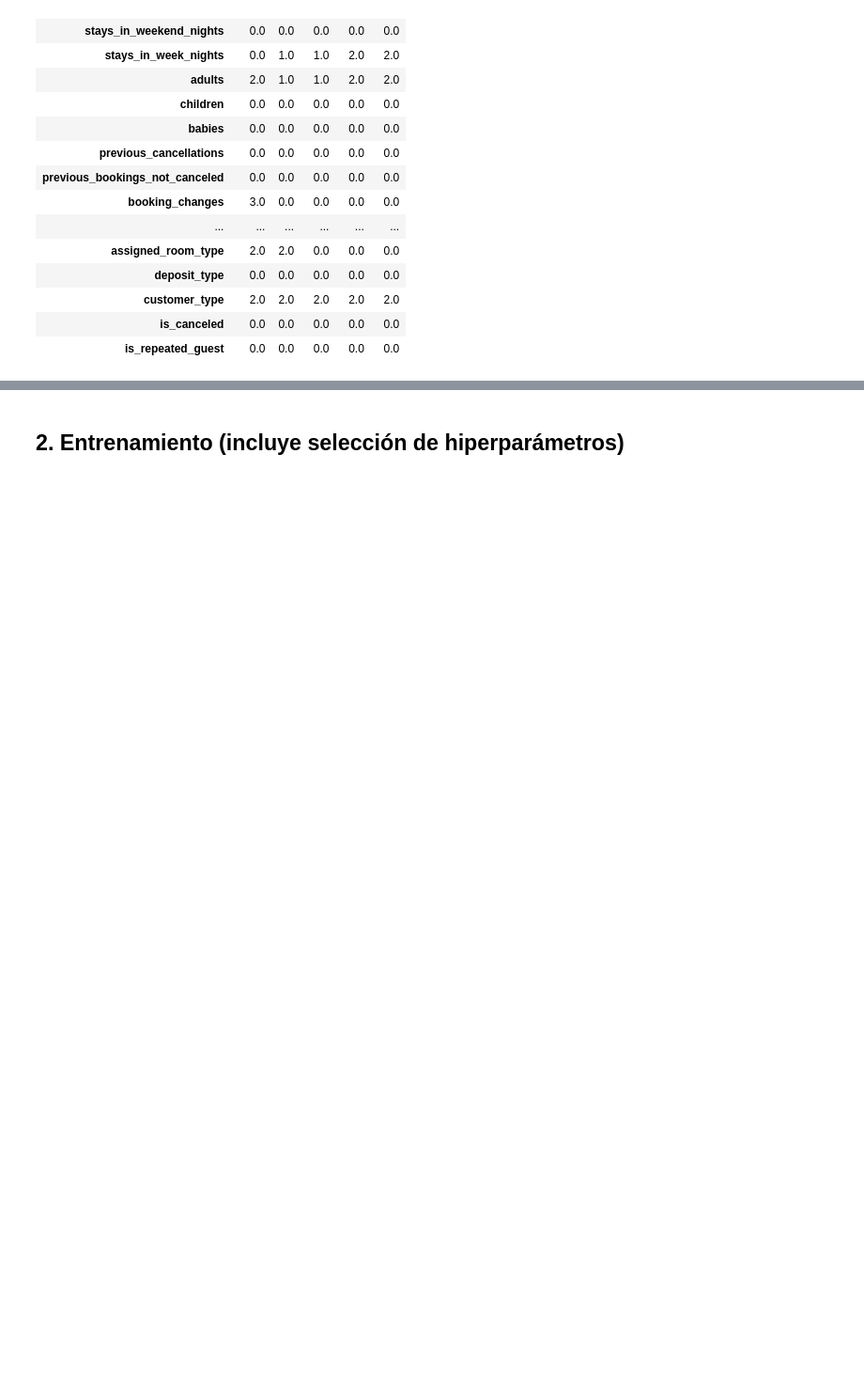
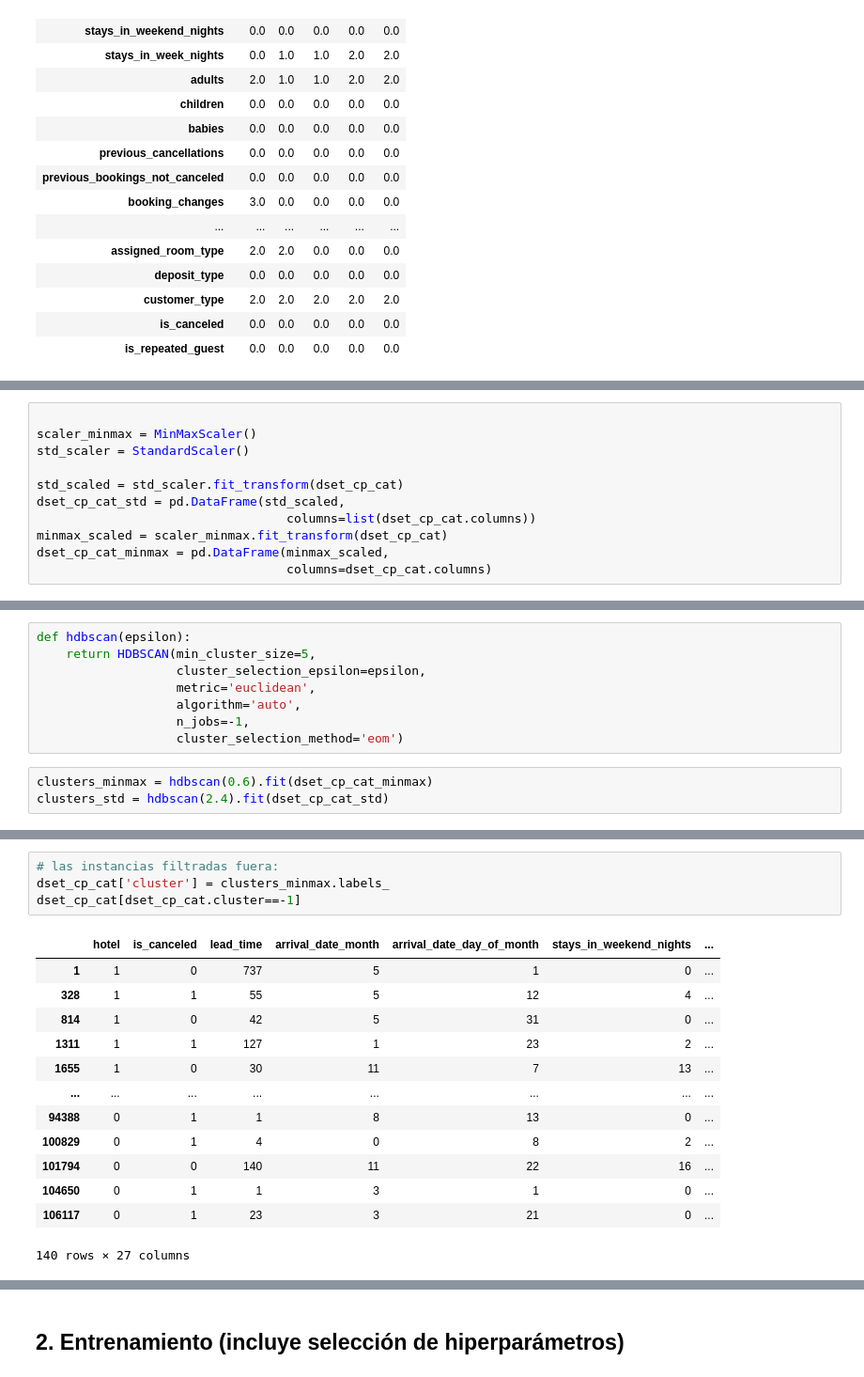
Before and after one commit to mayerga/final_project_ML-DL, a Jupyter notebook: eval.ipynb, the cells around one changed output, grey strips where cells are left out. Shown at 94% size. Cells and saved outputs as stored; diff of their text form; blank space fills up the shorter version.

```diff
--- a/eval.ipynb
+++ b/eval.ipynb
@@ -394,0 +465,11 @@ dset_cp_fil.head().T
+# %%
+
+scaler_minmax = MinMaxScaler()
+std_scaler = StandardScaler()
+
+std_scaled = std_scaler.fit_transform(dset_cp_cat)
+dset_cp_cat_std = pd.DataFrame(std_scaled,
+                                  columns=list(dset_cp_cat.columns))
+minmax_scaled = scaler_minmax.fit_transform(dset_cp_cat)
+dset_cp_cat_minmax = pd.DataFrame(minmax_scaled,
+                                  columns=dset_cp_cat.columns)
@@ -394,0 +495,11 @@ dset_cp_fil.head().T
+# %%
+def hdbscan(epsilon):
+    return HDBSCAN(min_cluster_size=5,
+                   cluster_selection_epsilon=epsilon,
+                   metric='euclidean',
+                   algorithm='auto',
+                   n_jobs=-1,
+                   cluster_selection_method='eom')
+# %%
+clusters_minmax = hdbscan(0.6).fit(dset_cp_cat_minmax)
+clusters_std = hdbscan(2.4).fit(dset_cp_cat_std)
@@ -394,0 +565,18 @@ dset_cp_fil.head().T
+# %%
+# las instancias filtradas fuera:
+dset_cp_cat['cluster'] = clusters_minmax.labels_
+dset_cp_cat[dset_cp_cat.cluster==-1]
+# %% [output]
+|  | hotel | is_canceled | lead_time | arrival_date_month | arrival_date_day_of_month | stays_in_weekend_nights | ... |
+| 1 | 1 | 0 | 737 | 5 | 1 | 0 | ... |
+| 328 | 1 | 1 | 55 | 5 | 12 | 4 | ... |
+| 814 | 1 | 0 | 42 | 5 | 31 | 0 | ... |
+| 1311 | 1 | 1 | 127 | 1 | 23 | 2 | ... |
+| 1655 | 1 | 0 | 30 | 11 | 7 | 13 | ... |
+| ... | ... | ... | ... | ... | ... | ... | ... |
+| 94388 | 0 | 1 | 1 | 8 | 13 | 0 | ... |
+| 100829 | 0 | 1 | 4 | 0 | 8 | 2 | ... |
+| 101794 | 0 | 0 | 140 | 11 | 22 | 16 | ... |
+| 104650 | 0 | 1 | 1 | 3 | 1 | 0 | ... |
+| 106117 | 0 | 1 | 23 | 3 | 21 | 0 | ... |
+140 rows × 27 columns
```
Also changed, not shown: parts of 50 cells of this notebook.
